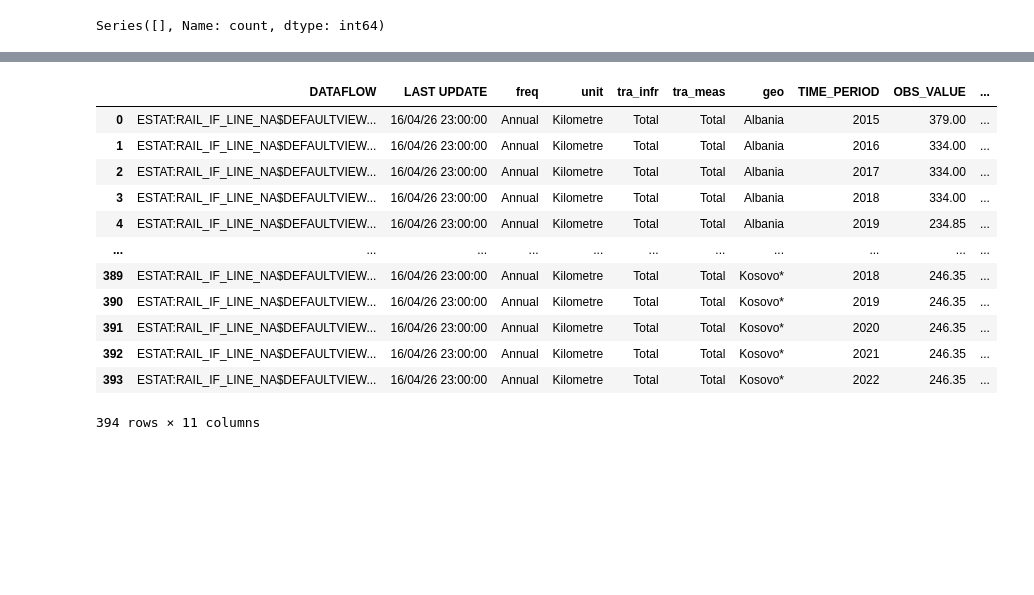
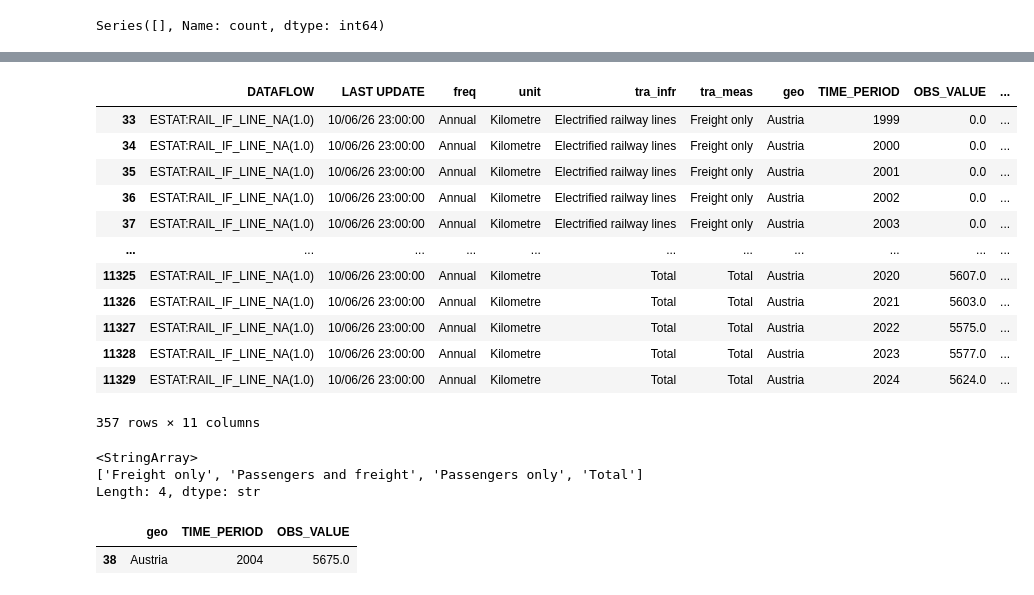
Before and after one commit to stelu-transferarbeit/train_analysis, a Jupyter notebook: TransferArbeit.ipynb, the cells around one changed output, grey strips where cells are left out. Saved outputs shown, nothing was run; the diff lists cells and outputs as text; code cells hidden in the pictures; blank space fills up the shorter version.

Commit message:
Adjust the data to eliminate NAs and add more dates in the time series

```diff
--- a/TransferArbeit.ipynb
+++ b/TransferArbeit.ipynb
@@ -1,8 +1,8 @@
 # %%
 import pandas as pd
 # %%
-urlLengthRailways = 'https://ec.europa.eu/eurostat/api/dissemination/sdmx/3.0/data/dataflow/ESTAT/rail_if_line_na$defaultview/1.0?compress=true&format=csvdata&formatVersion=1.0&lang=en&labels=label_only'
-urlNumberPassengersPerState = 'https://ec.europa.eu/eurostat/api/dissemination/sdmx/3.0/data/dataflow/ESTAT/rail_pa_total$defaultview/1.0?compress=true&format=csvdata&formatVersion=1.0&lang=en&labels=label_only'
+urlLengthRailways = 'https://ec.europa.eu/eurostat/api/dissemination/sdmx/3.0/data/dataflow/ESTAT/rail_if_line_na/1.0?compress=true&format=csvdata&formatVersion=1.0&lang=en&labels=label_only'
+urlNumberPassengersPerState = 'https://ec.europa.eu/eurostat/api/dissemination/sdmx/3.0/data/dataflow/ESTAT/rail_pa_total/1.0?compress=true&format=csvdata&formatVersion=1.0&lang=en&labels=label_only'
 # %%
 df = pd.read_csv(urlNumberPassengersPerState, sep=",", compression="gzip")
 df.head()
@@ -324,16 +319,22 @@ df
 # %%
-dfLength
+dfLength[dfLength['geo'] == 'Austria']
 # %% [output]
 |  | DATAFLOW | LAST UPDATE | freq | unit | tra_infr | tra_meas | geo | TIME_PERIOD | OBS_VALUE | ... |
-| 0 | ESTAT:RAIL_IF_LINE_NA$DEFAULTVIEW... | 16/04/26 23:00:00 | Annual | Kilometre | Total | Total | Albania | 2015 | 379.00 | ... |
-| 1 | ESTAT:RAIL_IF_LINE_NA$DEFAULTVIEW... | 16/04/26 23:00:00 | Annual | Kilometre | Total | Total | Albania | 2016 | 334.00 | ... |
-| 2 | ESTAT:RAIL_IF_LINE_NA$DEFAULTVIEW... | 16/04/26 23:00:00 | Annual | Kilometre | Total | Total | Albania | 2017 | 334.00 | ... |
-| 3 | ESTAT:RAIL_IF_LINE_NA$DEFAULTVIEW... | 16/04/26 23:00:00 | Annual | Kilometre | Total | Total | Albania | 2018 | 334.00 | ... |
-| 4 | ESTAT:RAIL_IF_LINE_NA$DEFAULTVIEW... | 16/04/26 23:00:00 | Annual | Kilometre | Total | Total | Albania | 2019 | 234.85 | ... |
+| 33 | ESTAT:RAIL_IF_LINE_NA(1.0) | 10/06/26 23:00:00 | Annual | Kilometre | Electrified railway lines | Freight only | Austria | 1999 | 0.0 | ... |
+| 34 | ESTAT:RAIL_IF_LINE_NA(1.0) | 10/06/26 23:00:00 | Annual | Kilometre | Electrified railway lines | Freight only | Austria | 2000 | 0.0 | ... |
+| 35 | ESTAT:RAIL_IF_LINE_NA(1.0) | 10/06/26 23:00:00 | Annual | Kilometre | Electrified railway lines | Freight only | Austria | 2001 | 0.0 | ... |
+| 36 | ESTAT:RAIL_IF_LINE_NA(1.0) | 10/06/26 23:00:00 | Annual | Kilometre | Electrified railway lines | Freight only | Austria | 2002 | 0.0 | ... |
+| 37 | ESTAT:RAIL_IF_LINE_NA(1.0) | 10/06/26 23:00:00 | Annual | Kilometre | Electrified railway lines | Freight only | Austria | 2003 | 0.0 | ... |
 | ... | ... | ... | ... | ... | ... | ... | ... | ... | ... | ... |
-| 389 | ESTAT:RAIL_IF_LINE_NA$DEFAULTVIEW... | 16/04/26 23:00:00 | Annual | Kilometre | Total | Total | Kosovo* | 2018 | 246.35 | ... |
-| 390 | ESTAT:RAIL_IF_LINE_NA$DEFAULTVIEW... | 16/04/26 23:00:00 | Annual | Kilometre | Total | Total | Kosovo* | 2019 | 246.35 | ... |
-| 391 | ESTAT:RAIL_IF_LINE_NA$DEFAULTVIEW... | 16/04/26 23:00:00 | Annual | Kilometre | Total | Total | Kosovo* | 2020 | 246.35 | ... |
-| 392 | ESTAT:RAIL_IF_LINE_NA$DEFAULTVIEW... | 16/04/26 23:00:00 | Annual | Kilometre | Total | Total | Kosovo* | 2021 | 246.35 | ... |
-| 393 | ESTAT:RAIL_IF_LINE_NA$DEFAULTVIEW... | 16/04/26 23:00:00 | Annual | Kilometre | Total | Total | Kosovo* | 2022 | 246.35 | ... |
+| 11325 | ESTAT:RAIL_IF_LINE_NA(1.0) | 10/06/26 23:00:00 | Annual | Kilometre | Total | Total | Austria | 2020 | 5607.0 | ... |
+| 11326 | ESTAT:RAIL_IF_LINE_NA(1.0) | 10/06/26 23:00:00 | Annual | Kilometre | Total | Total | Austria | 2021 | 5603.0 | ... |
+| 11327 | ESTAT:RAIL_IF_LINE_NA(1.0) | 10/06/26 23:00:00 | Annual | Kilometre | Total | Total | Austria | 2022 | 5575.0 | ... |
+| 11328 | ESTAT:RAIL_IF_LINE_NA(1.0) | 10/06/26 23:00:00 | Annual | Kilometre | Total | Total | Austria | 2023 | 5577.0 | ... |
+| 11329 | ESTAT:RAIL_IF_LINE_NA(1.0) | 10/06/26 23:00:00 | Annual | Kilometre | Total | Total | Austria | 2024 | 5624.0 | ... |
-394 rows × 11 columns
+357 rows × 11 columns
+# %%
+dfLength['tra_meas'].unique()
+# %% [output]
+<StringArray>
+['Freight only', 'Passengers and freight', 'Passengers only', 'Total']
+Length: 4, dtype: str
@@ -340,2 +344,7 @@ dfLength
+# %%
+dfl1[(dfl1['geo'] == 'Austria') & (dfl1['TIME_PERIOD'] == 2004)]
+# %% [output]
+|  | geo | TIME_PERIOD | OBS_VALUE |
+| 38 | Austria | 2004 | 5675.0 |
 # %%
 df = df.merge(
```
Also changed, not shown: parts of 57 cells of this notebook.
